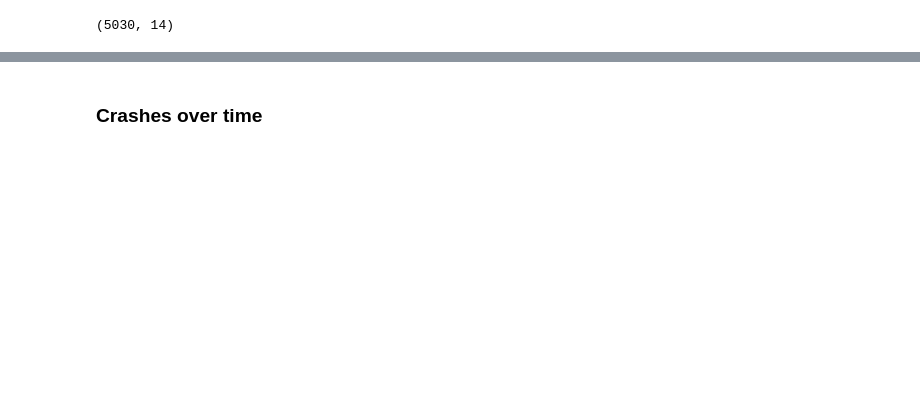
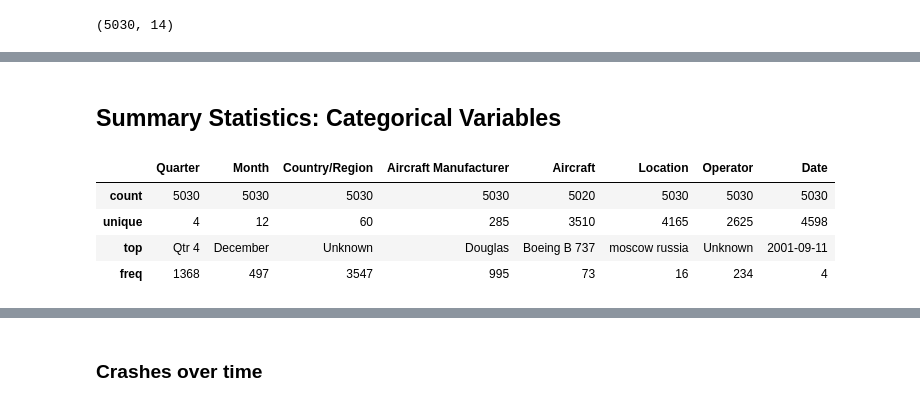
Before and after one commit to isumba/Aircrashes_report, a Jupyter notebook: Notebook/Data_Analysis (1).ipynb, the cells around one changed output, grey strips where cells are left out. Drawn from its saved outputs; the diff is of its cells as text; code cells hidden in the pictures; blank space fills up the shorter version.

Commit message:
update the data_cleaning notebook to include description of tasks using markdown

```diff
--- a/Notebook/Data_Analysis (1).ipynb
+++ b/Notebook/Data_Analysis (1).ipynb
@@ -43,0 +126,10 @@ df.shape
+# %% [markdown]
+## Summary Statistics: Categorical Variables
+# %%
+df.describe(include='object')
+# %% [output]
+|  | Quarter | Month | Country/Region | Aircraft Manufacturer | Aircraft | Location | Operator | Date |
+| count | 5030 | 5030 | 5030 | 5030 | 5020 | 5030 | 5030 | 5030 |
+| unique | 4 | 12 | 60 | 285 | 3510 | 4165 | 2625 | 4598 |
+| top | Qtr 4 | December | Unknown | Douglas | Boeing B 737 | moscow russia | Unknown | 2001-09-11 |
+| freq | 1368 | 497 | 3547 | 995 | 73 | 16 | 234 | 4 |
```
Also changed, not shown: parts of 32 cells of this notebook, 1 other file.
